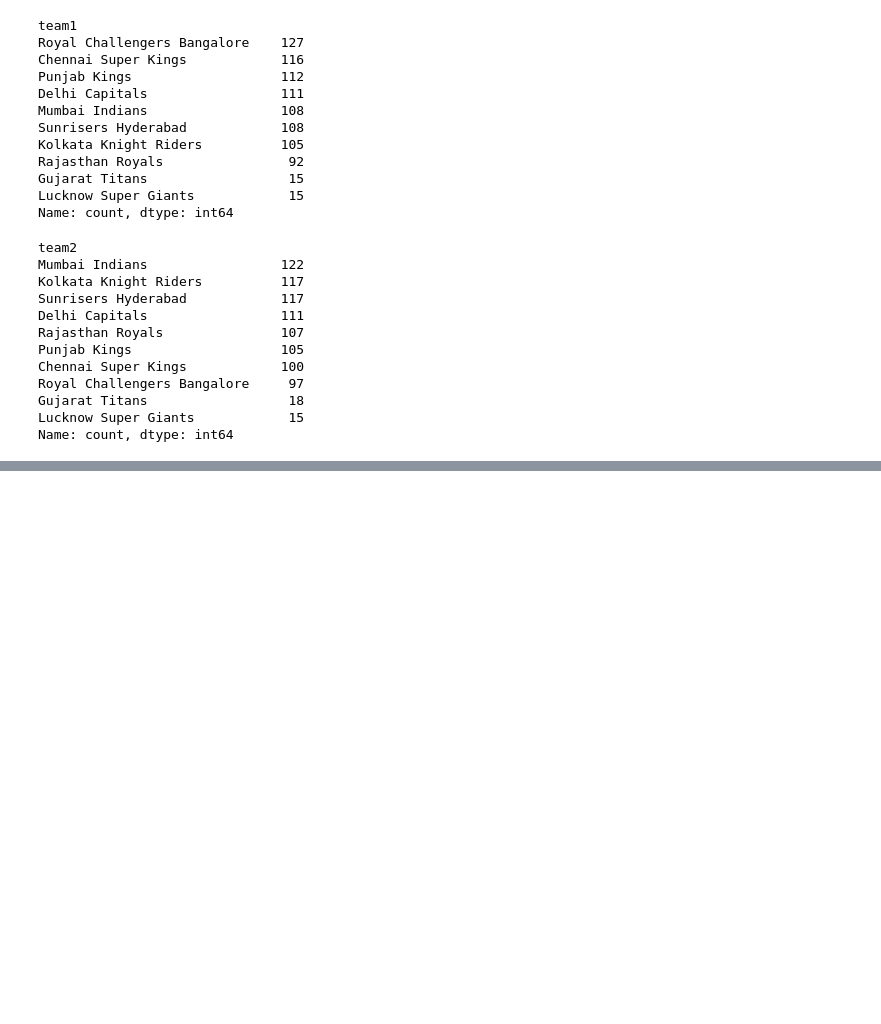
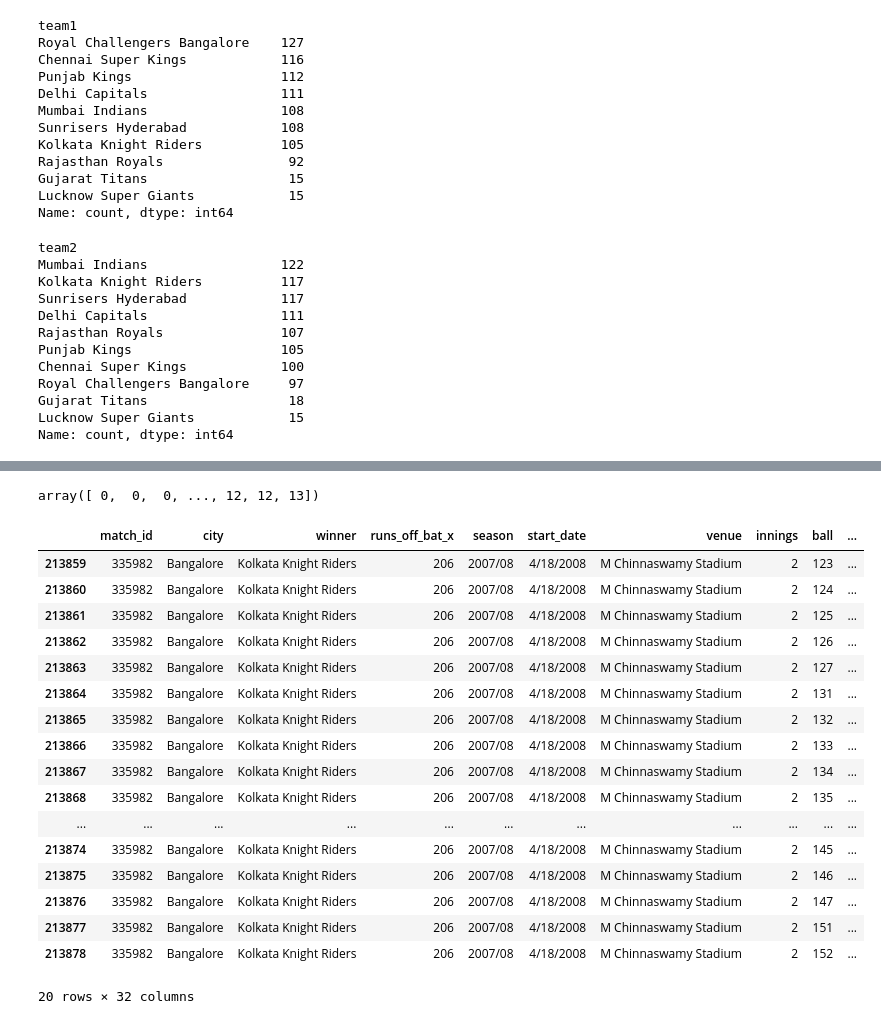
Before and after one commit to infojain/IPL_WIN_PROBABILITY_PREDICTOR, a Jupyter notebook: IPL_PRE.ipynb, the cells around one changed output, grey strips where cells are left out. Saved outputs shown, nothing was run; the diff lists cells and outputs as text; code cells hidden in the pictures; blank space fills up the shorter version.

```diff
--- a/IPL_PRE.ipynb
+++ b/IPL_PRE.ipynb
@@ -269,0 +443,14 @@ Name: count, dtype: int64
+# %%
+# balls left
+"""
+if one ball is played, then balls left = 120-1 = 119----------- case 1
+similarly, 12-2 = 118........
+
+so similarly, if over =1 , over has 6 balls, right, so 1*6 = 6
+now, ball =1 so 6+1=7, now =126-7=119, which is same as (case 1)
+
+so we'll use ball_left = 126 - (over*6+current_ball)
+.......
+"""
+delivery_df['balls_left'] = 120 - delivery_df['ball']
+delivery_df.head(2)
@@ -269,0 +482,13 @@ Name: count, dtype: int64
+# %%
+# filling nan values with 0
+delivery_df['player_dismissed'] = delivery_df['player_dismissed'].fillna('0')
+
+# now we will convert this player_dismissed col into a boolean col
+# if the player is not dismissed then it's 0 else its 1
+
+delivery_df['player_dismissed'] = delivery_df['player_dismissed'].apply(lambda x:x if x=="0" else "1")
+
+# converting string to int
+delivery_df['player_dismissed'] = delivery_df['player_dismissed'].astype('int')
+
+delivery_df['player_dismissed'].unique()
@@ -269,0 +520,4 @@ Name: count, dtype: int64
+# %%
+wickets
+# %% [output]
+array([ 0,  0,  0, ..., 12, 12, 13])
@@ -269,0 +532,21 @@ Name: count, dtype: int64
+# %%
+delivery_df.tail(20)
+# %% [output]
+|  | match_id | city | winner | runs_off_bat_x | season | start_date | venue | innings | ball | ... |
+| 213859 | 335982 | Bangalore | Kolkata Knight Riders | 206 | 2007/08 | 4/18/2008 | M Chinnaswamy Stadium | 2 | 123 | ... |
+| 213860 | 335982 | Bangalore | Kolkata Knight Riders | 206 | 2007/08 | 4/18/2008 | M Chinnaswamy Stadium | 2 | 124 | ... |
+| 213861 | 335982 | Bangalore | Kolkata Knight Riders | 206 | 2007/08 | 4/18/2008 | M Chinnaswamy Stadium | 2 | 125 | ... |
+| 213862 | 335982 | Bangalore | Kolkata Knight Riders | 206 | 2007/08 | 4/18/2008 | M Chinnaswamy Stadium | 2 | 126 | ... |
+| 213863 | 335982 | Bangalore | Kolkata Knight Riders | 206 | 2007/08 | 4/18/2008 | M Chinnaswamy Stadium | 2 | 127 | ... |
+| 213864 | 335982 | Bangalore | Kolkata Knight Riders | 206 | 2007/08 | 4/18/2008 | M Chinnaswamy Stadium | 2 | 131 | ... |
+| 213865 | 335982 | Bangalore | Kolkata Knight Riders | 206 | 2007/08 | 4/18/2008 | M Chinnaswamy Stadium | 2 | 132 | ... |
+| 213866 | 335982 | Bangalore | Kolkata Knight Riders | 206 | 2007/08 | 4/18/2008 | M Chinnaswamy Stadium | 2 | 133 | ... |
+| 213867 | 335982 | Bangalore | Kolkata Knight Riders | 206 | 2007/08 | 4/18/2008 | M Chinnaswamy Stadium | 2 | 134 | ... |
+| 213868 | 335982 | Bangalore | Kolkata Knight Riders | 206 | 2007/08 | 4/18/2008 | M Chinnaswamy Stadium | 2 | 135 | ... |
+| ... | ... | ... | ... | ... | ... | ... | ... | ... | ... | ... |
+| 213874 | 335982 | Bangalore | Kolkata Knight Riders | 206 | 2007/08 | 4/18/2008 | M Chinnaswamy Stadium | 2 | 145 | ... |
+| 213875 | 335982 | Bangalore | Kolkata Knight Riders | 206 | 2007/08 | 4/18/2008 | M Chinnaswamy Stadium | 2 | 146 | ... |
+| 213876 | 335982 | Bangalore | Kolkata Knight Riders | 206 | 2007/08 | 4/18/2008 | M Chinnaswamy Stadium | 2 | 147 | ... |
+| 213877 | 335982 | Bangalore | Kolkata Knight Riders | 206 | 2007/08 | 4/18/2008 | M Chinnaswamy Stadium | 2 | 151 | ... |
+| 213878 | 335982 | Bangalore | Kolkata Knight Riders | 206 | 2007/08 | 4/18/2008 | M Chinnaswamy Stadium | 2 | 152 | ... |
+20 rows × 32 columns
```
Also changed, not shown: parts of 62 cells of this notebook.
